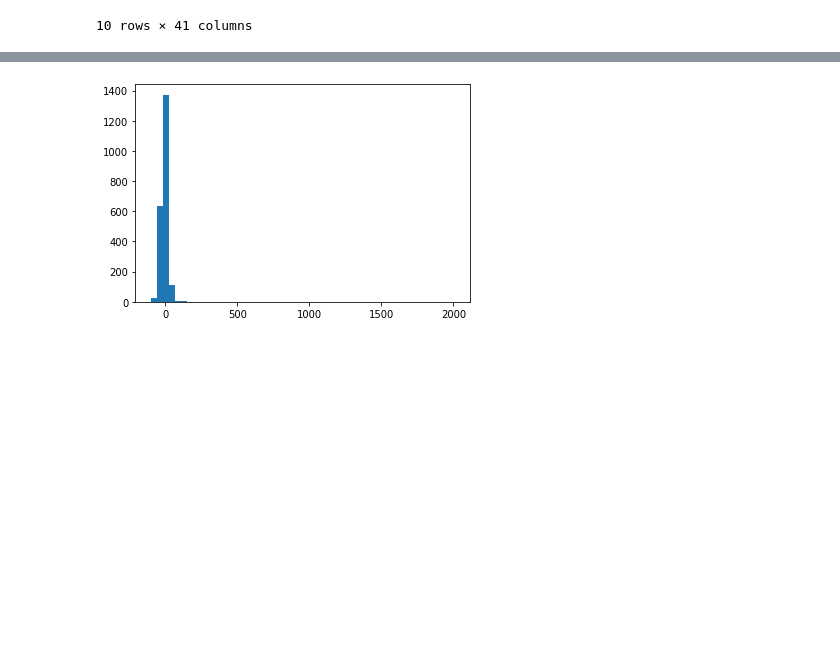
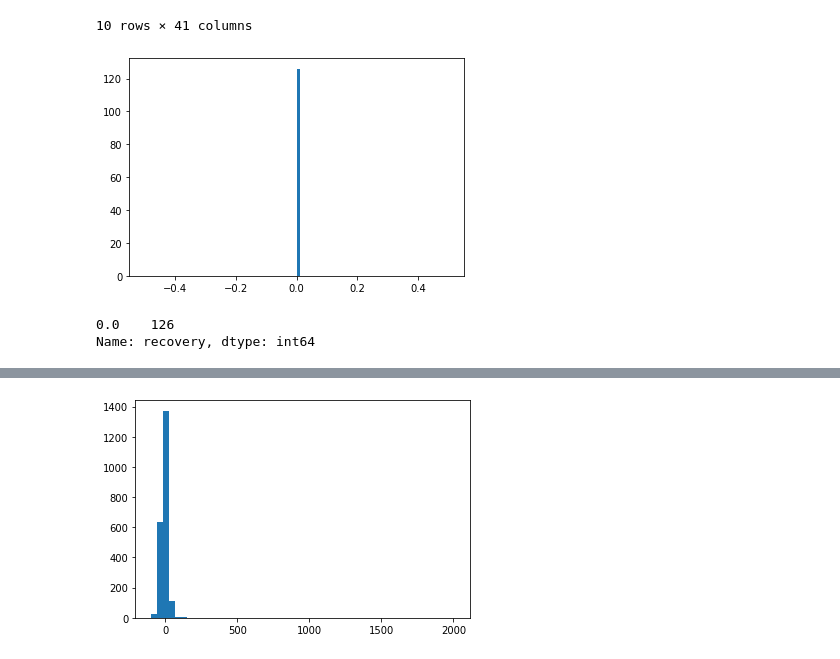
Before and after one commit to cjholcomb/recession-proof, a Jupyter notebook: data_manipulation.ipynb, the cells around one changed output, grey strips where cells are left out. Cells and saved outputs as stored; diff of their text form; code cells hidden in the pictures; blank space fills up the shorter version.

```diff
--- a/data_manipulation.ipynb
+++ b/data_manipulation.ipynb
@@ -54,0 +16,9 @@ df_wage['recovery_qtr'] = (df_wage[2015.0] - df_wage['peak'])*4
+# %%
+df_wage = create_df_wage(df)
+df_wage = df_wage.reset_index()
+df_wage['recovery'] = (df_wage.transpose().iloc[2:,:] > df_wage.transpose().iloc[2:10,:].max(axis=0)).idxmax()
+df_wage['nadir'] =  df_wage.transpose().iloc[2:,:].min(axis=0)
+df_wage['nadir_qtr'] = (df_wage.transpose().iloc[2:,:] > df_wage.transpose().iloc[2:,:].min(axis=0)).idxmin()
+df_wage['peak'] = df_wage.transpose().iloc[2:10,:].max(axis=0)
+df_wage['growth'] = df_wage[2015.0] - df_wage['peak']
+df_wage['growth_pcg'] = 100 * (df_wage['growth'] / df_wage['peak'])
@@ -119,3 +98,13 @@ df_wage[(df_wage['industry_code'] > 100000)& (df_wage['nadir'] > 0)].sort_values
 | 2096 | 515112 | Radio stations | 949.0 | 914.0 | 896.0 | 974.0 | 960.0 | 940.0 | 978.0 | 944.0 | ... |
 | 1227 | 113210 | Forest nursery and gathering fore... | 493.0 | 498.0 | 514.0 | 528.0 | 468.0 | 534.0 | 474.0 | 462.0 | ... |
 10 rows × 41 columns
+# %%
+fig, ax = plt.subplots()
+ax.hist(df_wage['recovery'].drop, bins = 100);
+# %% [output]
+[figure, added]
+# %%
+df_wage['recovery'].value_counts()
+# %% [output]
+0.0    126
+Name: recovery, dtype: int64
```
Also changed, not shown: parts of 9 cells of this notebook, 1 other file.
